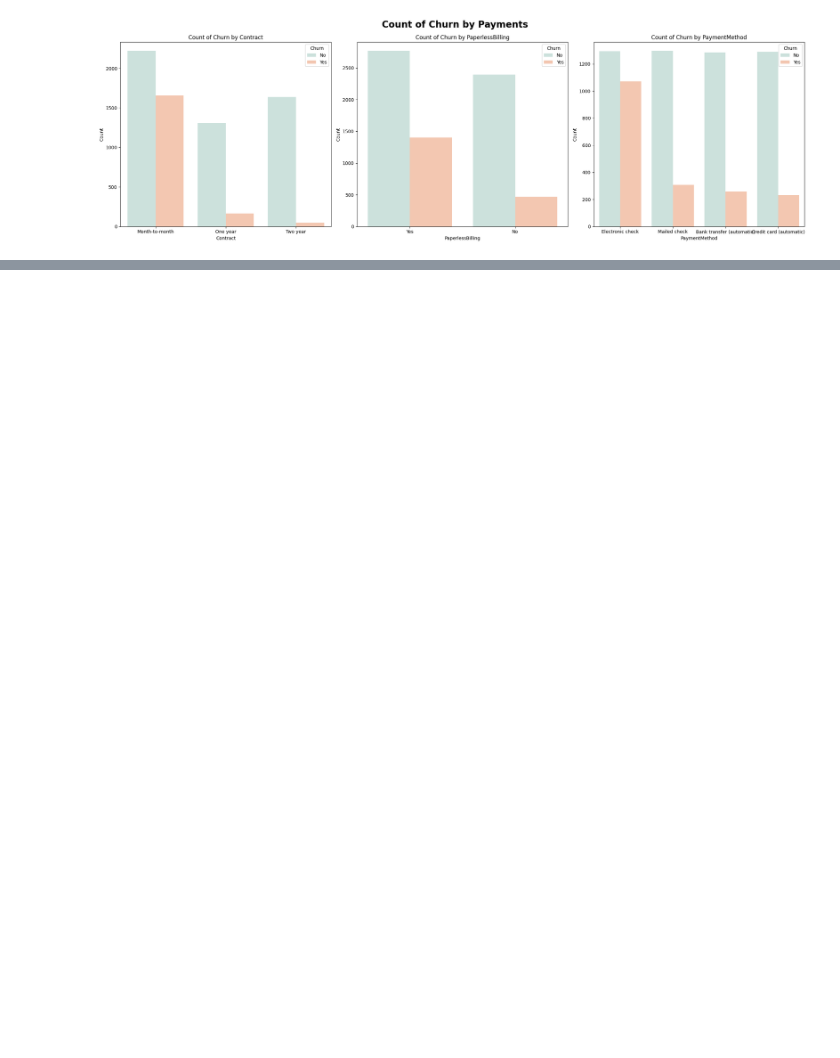
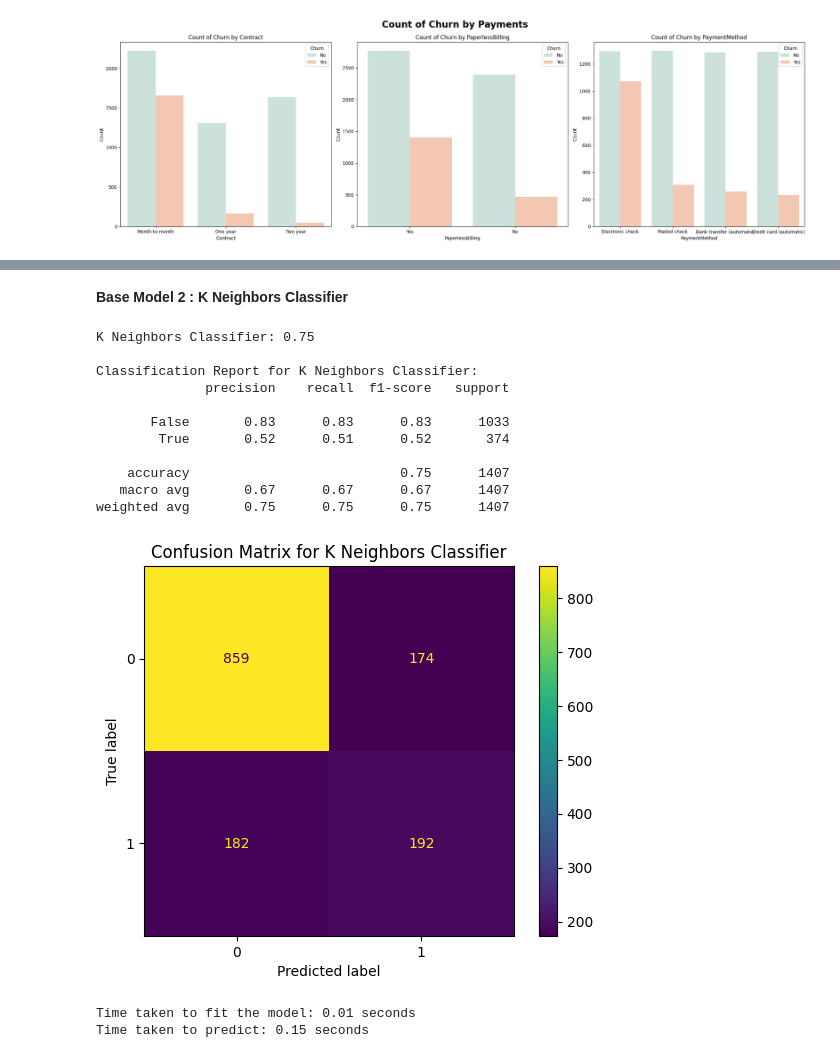
Before and after one commit to ss22aba/NEW, a Jupyter notebook: NEW_PROJECT.ipynb, the cells around one changed output, grey strips where cells are left out. Cells and saved outputs as stored; diff of their text form; code cells hidden in the pictures; blank space fills up the shorter version.

```diff
--- a/NEW_PROJECT.ipynb
+++ b/NEW_PROJECT.ipynb
@@ -364,0 +514,55 @@ weighted avg       0.76      0.77      0.76      1407
+# %% [markdown]
+**Base Model 2 : K Neighbors Classifier**
+# %%
+knn = KNeighborsClassifier()
+knn.fit(X_train, y_train)
+
+# Measure the time taken to fit the model
+start_time_fit = time.time()
+knn.fit(X_train, y_train)
+end_time_fit = time.time()
+fit_time = end_time_fit - start_time_fit
+
+# Measure the time taken to predict
+start_time_predict = time.time()
+y_pred_knn = knn.predict(X_test)
+end_time_predict = time.time()
+predict_time = end_time_predict - start_time_predict
+
+#Prediction
+y_pred_knn = knn.predict(X_test)
+
+#Accuracy
+knn_accuracy = knn.score(X_test, y_test)
+
+#Classification Report
+knn_classification_report = classification_report(y_test, y_pred_knn)
+
+print(f'K Neighbors Classifier: {knn_accuracy:.2f}\n')
+print(f'Classification Report for K Neighbors Classifier:\n{knn_classification_report}')
+
+#Confusion Matrix
+cm_knn = confusion_matrix(y_test, y_pred_knn)
+display_knn = ConfusionMatrixDisplay(confusion_matrix = cm_knn)
+display_knn.plot()
+plt.title('Confusion Matrix for K Neighbors Classifier')
+plt.show()
+
+# Print the time taken
+print(f'Time taken to fit the model: {fit_time:.2f} seconds')
+print(f'Time taken to predict: {predict_time:.2f} seconds')
+# %% [output]
+K Neighbors Classifier: 0.75
+
+Classification Report for K Neighbors Classifier:
+              precision    recall  f1-score   support
+
+       False       0.83      0.83      0.83      1033
+        True       0.52      0.51      0.52       374
+
+    accuracy                           0.75      1407
+   macro avg       0.67      0.67      0.67      1407
+weighted avg       0.75      0.75      0.75      1407
+[figure, added]
+Time taken to fit the model: 0.01 seconds
+Time taken to predict: 0.15 seconds
```
Also changed, not shown: parts of 33 cells of this notebook.
